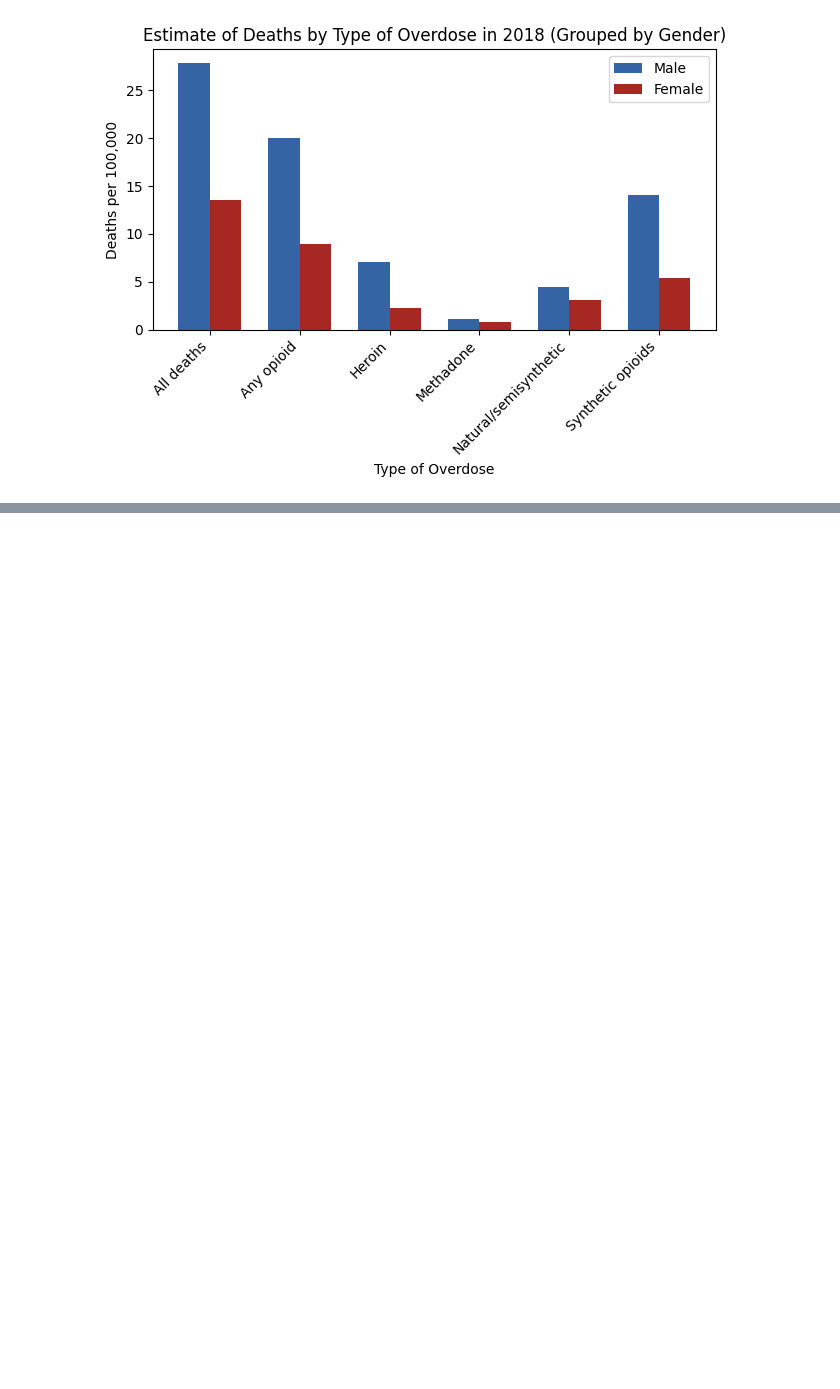
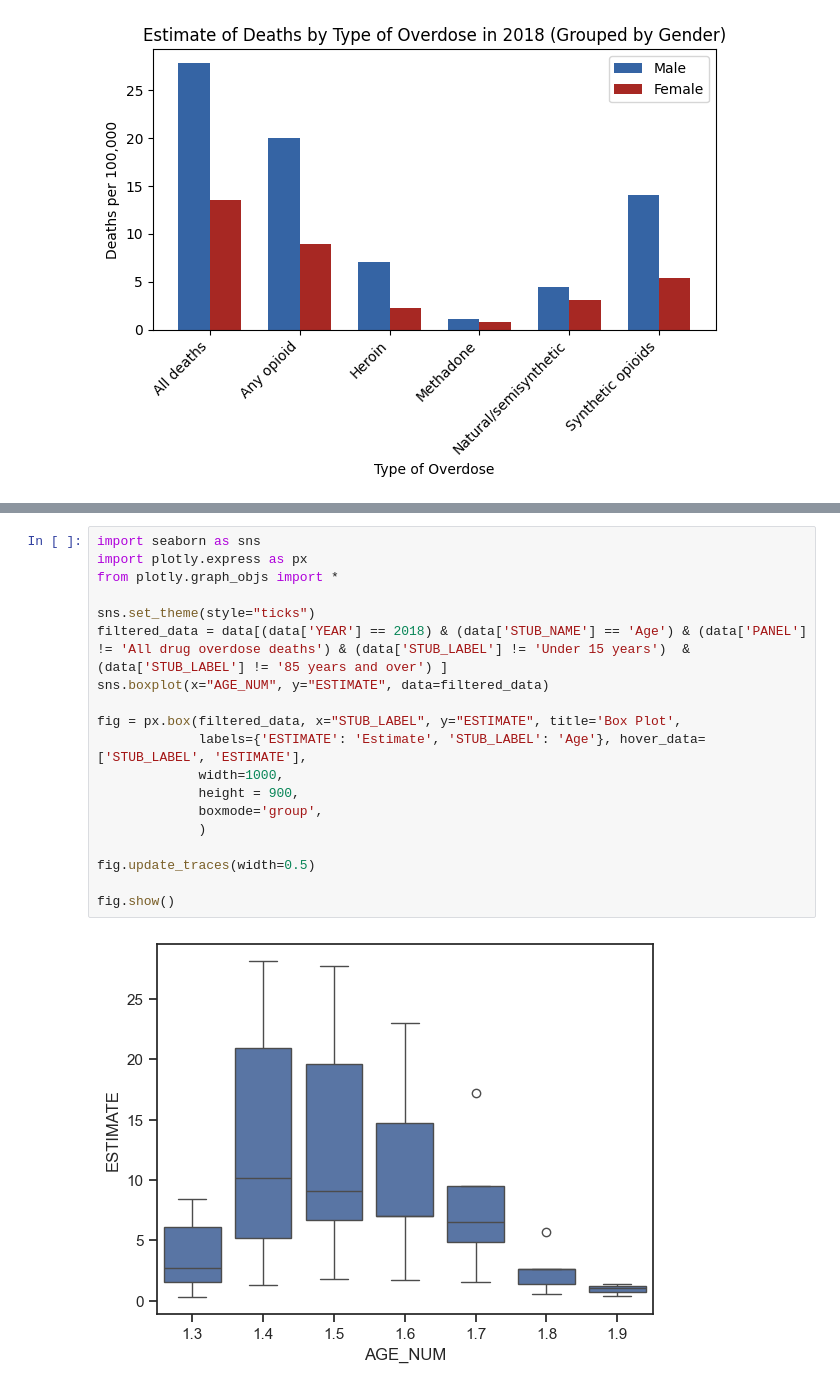
Before and after one commit to bridgetilin/comp-590-module2, a Jupyter notebook: altair_vis.ipynb, the cells around one changed output, grey strips where cells are left out. Saved outputs shown, nothing was run; the diff lists cells and outputs as text; blank space fills up the shorter version.

```diff
--- a/altair_vis.ipynb
+++ b/altair_vis.ipynb
@@ -89,0 +114,21 @@ plt.show()
+# %%
+import seaborn as sns
+import plotly.express as px
+from plotly.graph_objs import *
+
+sns.set_theme(style="ticks")
+filtered_data = data[(data['YEAR'] == 2018) & (data['STUB_NAME'] == 'Age') & (data['PANEL'] != 'All drug overdose deaths') & (data['STUB_LABEL'] != 'Under 15 years')  & (data['STUB_LABEL'] != '85 years and over') ]
+sns.boxplot(x="AGE_NUM", y="ESTIMATE", data=filtered_data)
+
+fig = px.box(filtered_data, x="STUB_LABEL", y="ESTIMATE", title='Box Plot',
+             labels={'ESTIMATE': 'Estimate', 'STUB_LABEL': 'Age'}, hover_data=['STUB_LABEL', 'ESTIMATE'],
+             width=1000,
+             height = 900,
+             boxmode='group',
+             )
+
+fig.update_traces(width=0.5)
+
+fig.show()
+# %% [output]
+[figure, added]
```
Also changed, not shown: parts of 6 cells of this notebook.
